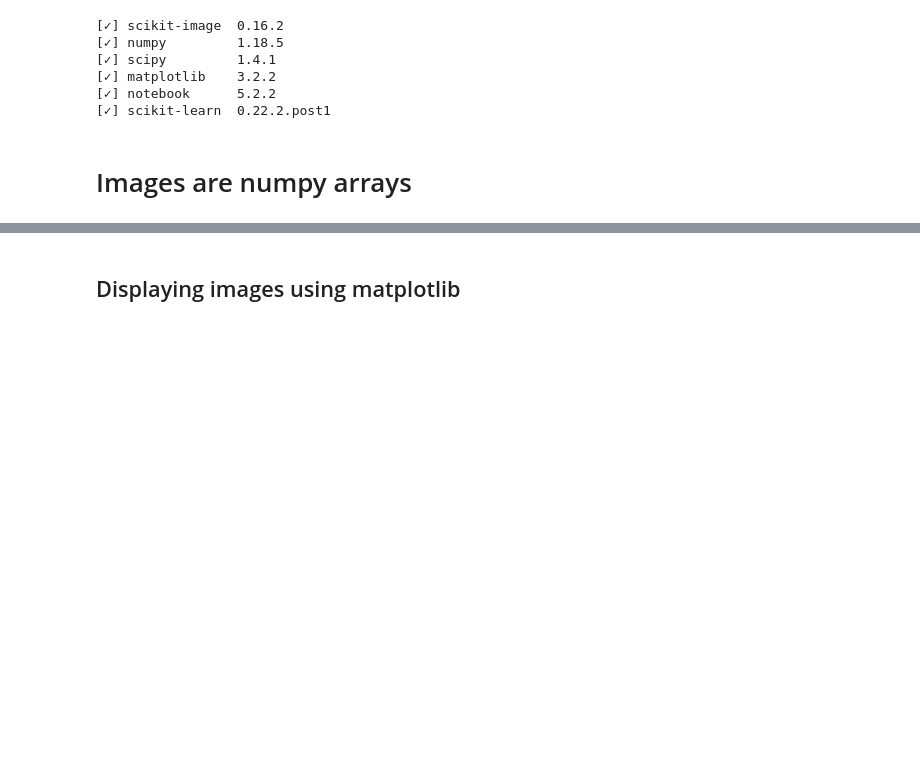
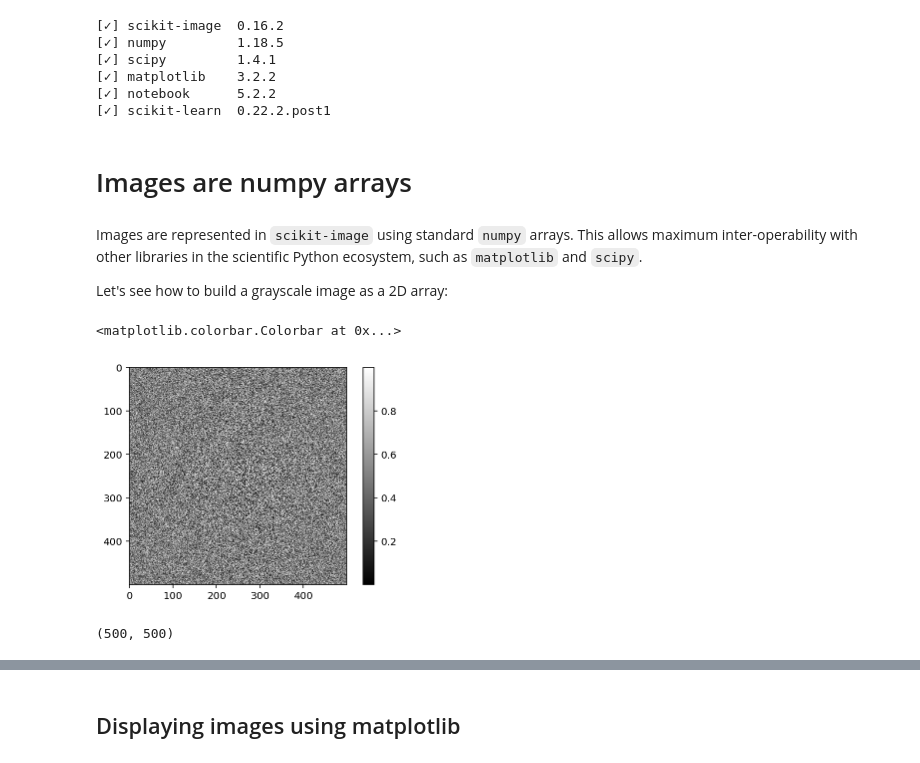
Before and after one commit to jagar2/Summer_2020_MAT-395-495_Scientific-Data-Analysis-and-Computing, a Jupyter notebook: lectures/5_Image_Analysis/MAT495_PreLecture_Image_Analysis.ipynb, the cells around one changed output, grey strips where cells are left out. Cells and saved outputs as stored; diff of their text form; code cells hidden in the pictures; blank space fills up the shorter version.

```diff
--- a/lectures/5_Image_Analysis/MAT495_PreLecture_Image_Analysis.ipynb
+++ b/lectures/5_Image_Analysis/MAT495_PreLecture_Image_Analysis.ipynb
@@ -30,3 +36,23 @@ Your branch is up to date with 'origin/Josh_Branch'.
 %config InlineBackend.figure_format = 'retina'
 # %% [markdown]
 # Images are numpy arrays
+# %% [markdown]
+Images are represented in ``scikit-image`` using standard ``numpy`` arrays.  This allows maximum inter-operability with other libraries in the scientific Python ecosystem, such as ``matplotlib`` and ``scipy``.
+
+Let's see how to build a grayscale image as a 2D array:
+# %%
+import numpy as np
+import matplotlib.pyplot as plt
+
+random_image = np.random.random([500,500])
+
+plt.imshow(random_image, cmap='gray')
+
+plt.colorbar()
+# %% [output]
+<matplotlib.colorbar.Colorbar at 0x...>
+[figure, added]
+# %%
+random_image.shape
+# %% [output]
+(500, 500)
```
Also changed, not shown: parts of 7 cells of this notebook.
